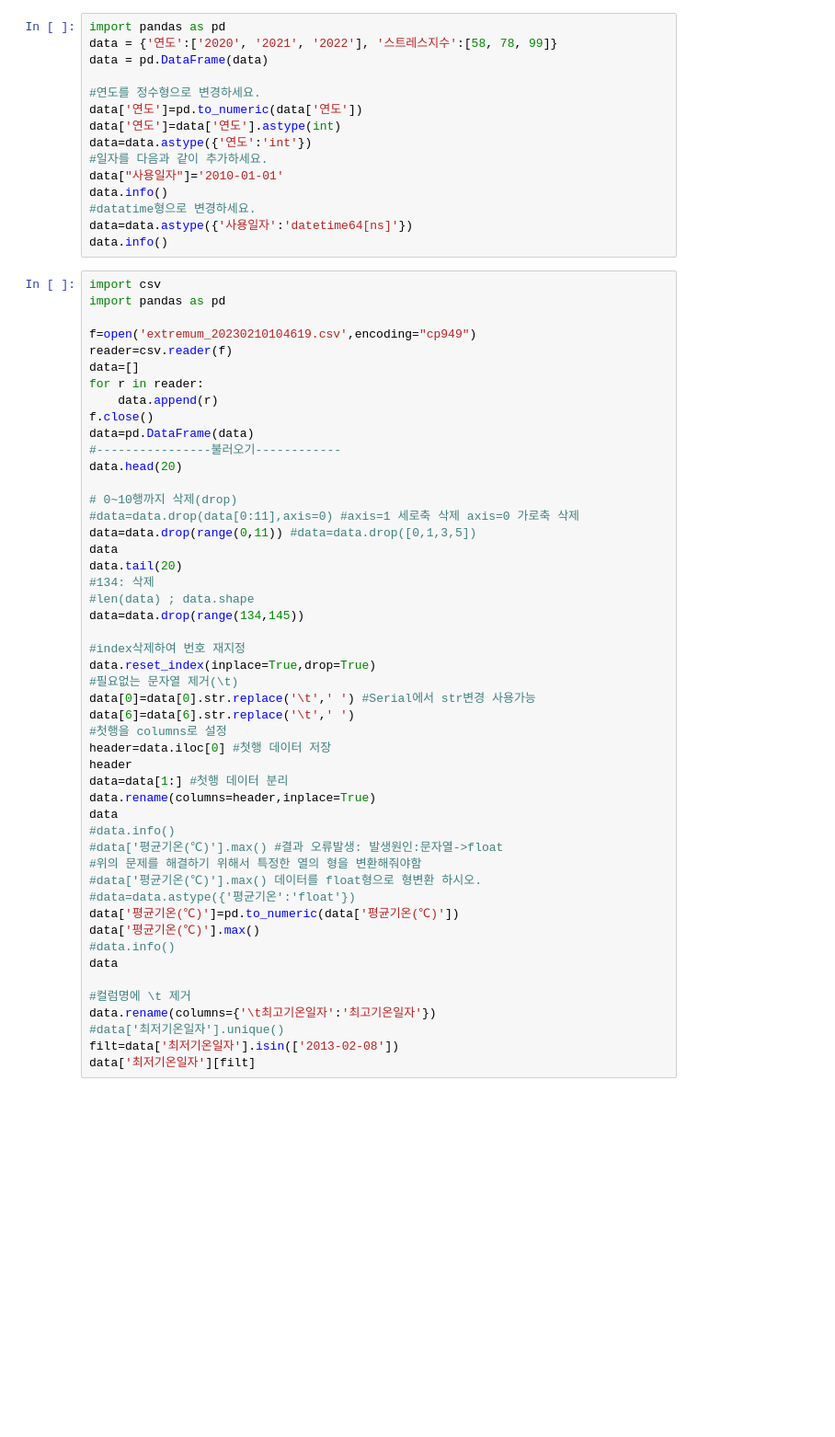
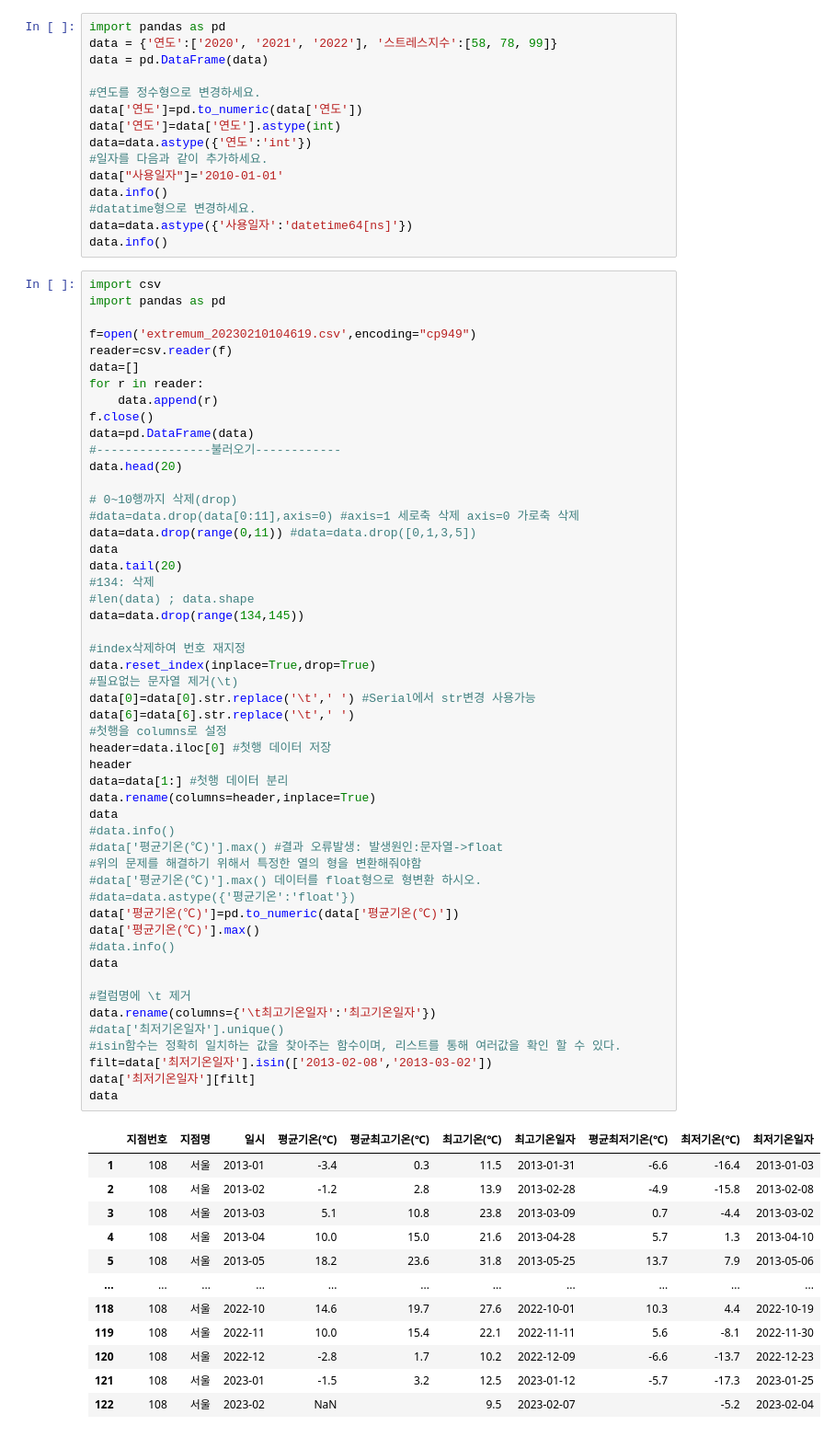
Before and after one commit to ljw971125/Python, a Jupyter notebook: pandas.ipynb, the cells around one changed output. Shown at 92% size. Saved outputs shown, nothing was run; the diff lists cells and outputs as text; blank space fills up the shorter version.

```diff
--- a/pandas.ipynb
+++ b/pandas.ipynb
@@ -815,31 +815,45 @@ data.tail(20)
 #134: 삭제
 #len(data) ; data.shape
 data=data.drop(range(134,145))
 
 #index삭제하여 번호 재지정
 data.reset_index(inplace=True,drop=True)
 #필요없는 문자열 제거(\t)
 data[0]=data[0].str.replace('\t',' ') #Serial에서 str변경 사용가능
 data[6]=data[6].str.replace('\t',' ')
 #첫행을 columns로 설정
 header=data.iloc[0] #첫행 데이터 저장
 header
 data=data[1:] #첫행 데이터 분리
 data.rename(columns=header,inplace=True)
 data
 #data.info()
 #data['평균기온(℃)'].max() #결과 오류발생: 발생원인:문자열->float
 #위의 문제를 해결하기 위해서 특정한 열의 형을 변환해줘야함
 #data['평균기온(℃)'].max() 데이터를 float형으로 형변환 하시오.
 #data=data.astype({'평균기온':'float'})
 data['평균기온(℃)']=pd.to_numeric(data['평균기온(℃)'])
 data['평균기온(℃)'].max()
 #data.info()
 data
 
 #컬럼명에 \t 제거
 data.rename(columns={'\t최고기온일자':'최고기온일자'})
 #data['최저기온일자'].unique()
-filt=data['최저기온일자'].isin(['2013-02-08'])
+#isin함수는 정확히 일치하는 값을 찾아주는 함수이며, 리스트를 통해 여러값을 확인 할 수 있다.
+filt=data['최저기온일자'].isin(['2013-02-08','2013-03-02'])
 data['최저기온일자'][filt]
+data
 # %% [output]
+|  | 지점번호 | 지점명 | 일시 | 평균기온(℃) | 평균최고기온(℃) | 최고기온(℃) | 최고기온일자 | 평균최저기온(℃) | 최저기온(℃) | 최저기온일자 |
+| 1 | 108 | 서울 | 2013-01 | -3.4 | 0.3 | 11.5 | 2013-01-31 | -6.6 | -16.4 | 2013-01-03 |
+| 2 | 108 | 서울 | 2013-02 | -1.2 | 2.8 | 13.9 | 2013-02-28 | -4.9 | -15.8 | 2013-02-08 |
+| 3 | 108 | 서울 | 2013-03 | 5.1 | 10.8 | 23.8 | 2013-03-09 | 0.7 | -4.4 | 2013-03-02 |
+| 4 | 108 | 서울 | 2013-04 | 10.0 | 15.0 | 21.6 | 2013-04-28 | 5.7 | 1.3 | 2013-04-10 |
+| 5 | 108 | 서울 | 2013-05 | 18.2 | 23.6 | 31.8 | 2013-05-25 | 13.7 | 7.9 | 2013-05-06 |
+| ... | ... | ... | ... | ... | ... | ... | ... | ... | ... | ... |
+| 118 | 108 | 서울 | 2022-10 | 14.6 | 19.7 | 27.6 | 2022-10-01 | 10.3 | 4.4 | 2022-10-19 |
+| 119 | 108 | 서울 | 2022-11 | 10.0 | 15.4 | 22.1 | 2022-11-11 | 5.6 | -8.1 | 2022-11-30 |
+| 120 | 108 | 서울 | 2022-12 | -2.8 | 1.7 | 10.2 | 2022-12-09 | -6.6 | -13.7 | 2022-12-23 |
+| 121 | 108 | 서울 | 2023-01 | -1.5 | 3.2 | 12.5 | 2023-01-12 | -5.7 | -17.3 | 2023-01-25 |
+| 122 | 108 | 서울 | 2023-02 | NaN |  | 9.5 | 2023-02-07 |  | -5.2 | 2023-02-04 |
```
Also changed, not shown: parts of 3 cells of this notebook.
